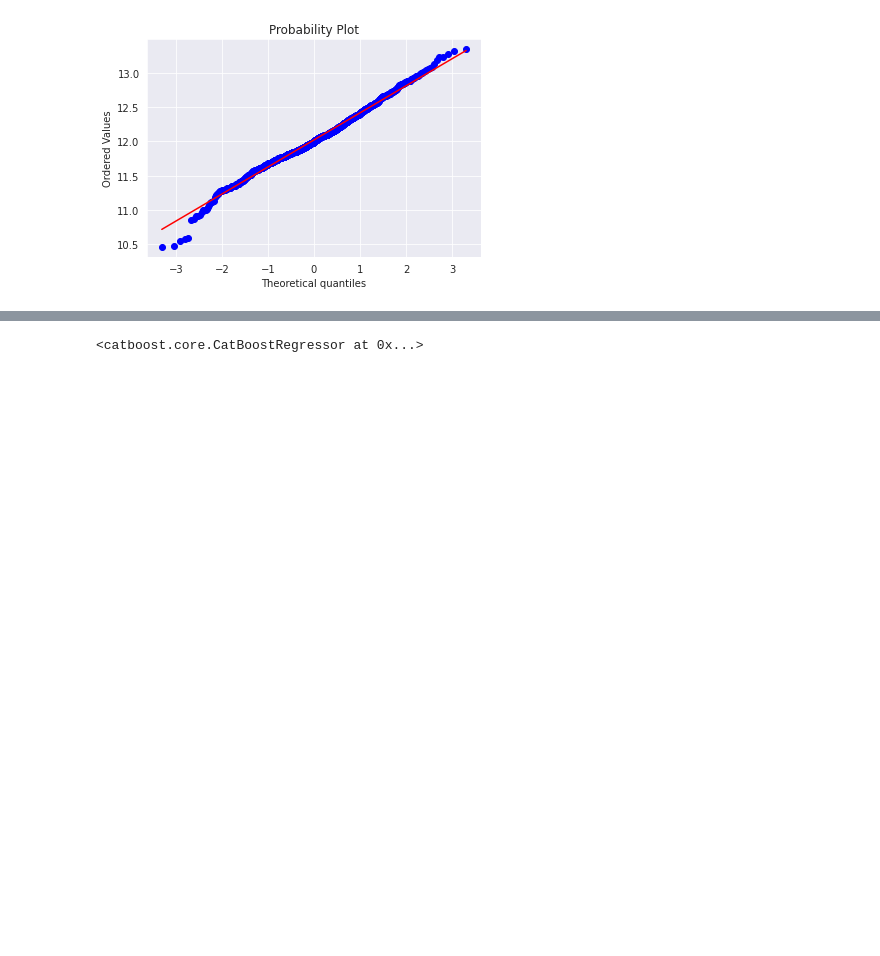
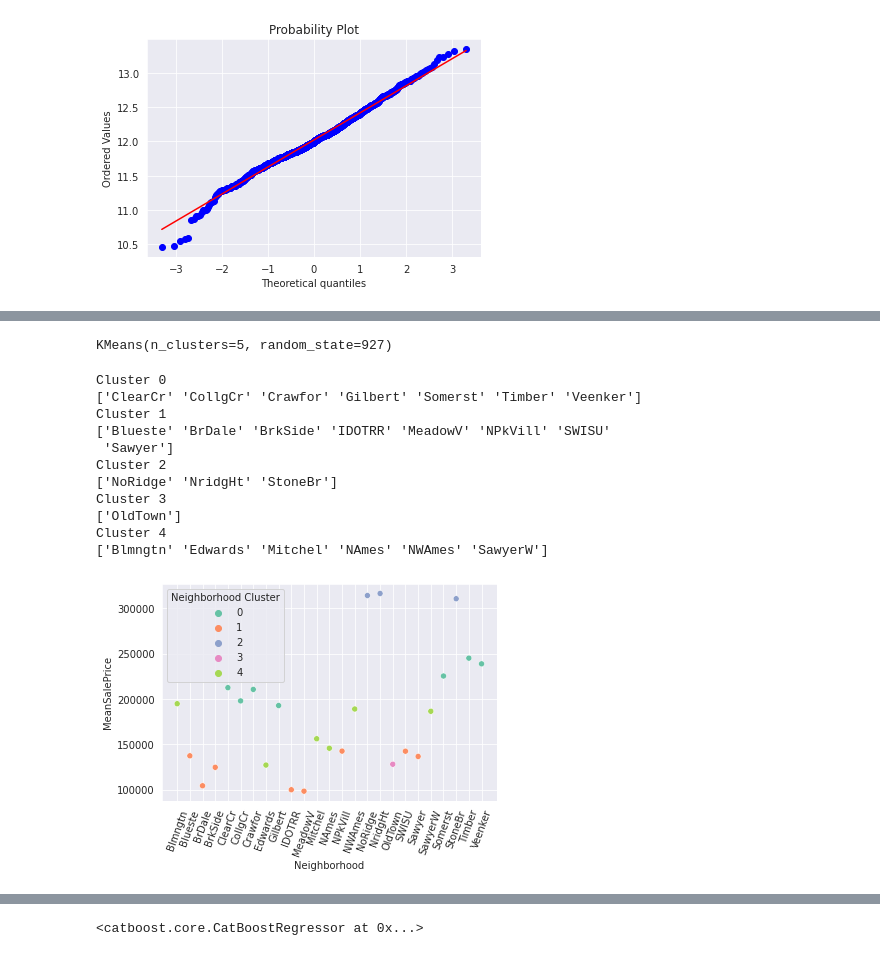
Before and after one commit to yenwee/housing_price_prediction, a Jupyter notebook: Housing Price Prediction.ipynb, the cells around one changed output, grey strips where cells are left out. Saved outputs shown, nothing was run; the diff lists cells and outputs as text; code cells hidden in the pictures; blank space fills up the shorter version.

```diff
--- a/Housing Price Prediction.ipynb
+++ b/Housing Price Prediction.ipynb
@@ -488,3 +454,17 @@ Condition1 9
+# %%
+full = pd.merge(left = df, right = y , left_index= True, right_index = True)
+full['SalePrice'] = np.exp(full['SalePrice'])
+
+# for col in object_cols:
+#     if len(full[col].unique())> 1:
+#         print("\nSummary statistics and graph for "+ col)
+#         fig, ax = plt.subplots(nrows=1, ncols=2, figsize=(15,5))
+#         sns.countplot(data = full, x=col, ax= ax[0])
+#         ax[0].title.set_text("Count plot of " + col)
+#         sns.swarmplot(data=full,x=col,y='SalePrice', ax= ax[1])
+#         ax[1].title.set_text("Swarm plot of " + col +" versus Sale Price")
+#         plt.show()
+#         display(full.groupby(col)['SalePrice'].describe())
 # %%
 cond_1_keep = ['Norm','Feedr','Artery']
 roof_style_keep = ['Gable','Hip']
@@ -517,0 +521,3 @@ for table in [df,test]:
+# %%
+neighborhood = full.groupby(['Neighborhood'])['SalePrice'].describe()
+display(neighborhood.head())
@@ -517,0 +532,26 @@ for table in [df,test]:
+# %%
+neighborhood_cluster = KMeans(n_clusters=5, random_state = 927)
+neighborhood_cluster.fit(neighborhood)
+# %% [output]
+KMeans(n_clusters=5, random_state=927)
+# %%
+neigh_cluster_table = pd.DataFrame(zip(list(neighborhood.index),list(neighborhood.loc[:,'mean']),list(neighborhood_cluster.labels_)),columns = ['Neighborhood','MeanSalePrice','Neighborhood Cluster'])
+for i  in range(len(neigh_cluster_table.groupby('Neighborhood Cluster')['Neighborhood'].unique())):
+    print("Cluster " + str(i))
+    print(neigh_cluster_table.groupby('Neighborhood Cluster')['Neighborhood'].unique()[i])
+sns.scatterplot(data = neigh_cluster_table, x='Neighborhood',y = 'MeanSalePrice', hue='Neighborhood Cluster',palette=sns.color_palette("Set2",5))
+plt.xticks(rotation=70)
+plt.show()
+# %% [output]
+Cluster 0
+['ClearCr' 'CollgCr' 'Crawfor' 'Gilbert' 'Somerst' 'Timber' 'Veenker']
+Cluster 1
+['Blueste' 'BrDale' 'BrkSide' 'IDOTRR' 'MeadowV' 'NPkVill' 'SWISU'
+ 'Sawyer']
+Cluster 2
+['NoRidge' 'NridgHt' 'StoneBr']
+Cluster 3
+['OldTown']
+Cluster 4
+['Blmngtn' 'Edwards' 'Mitchel' 'NAmes' 'NWAmes' 'SawyerW']
+[figure, added]
```
Also changed, not shown: parts of 42 cells of this notebook.
